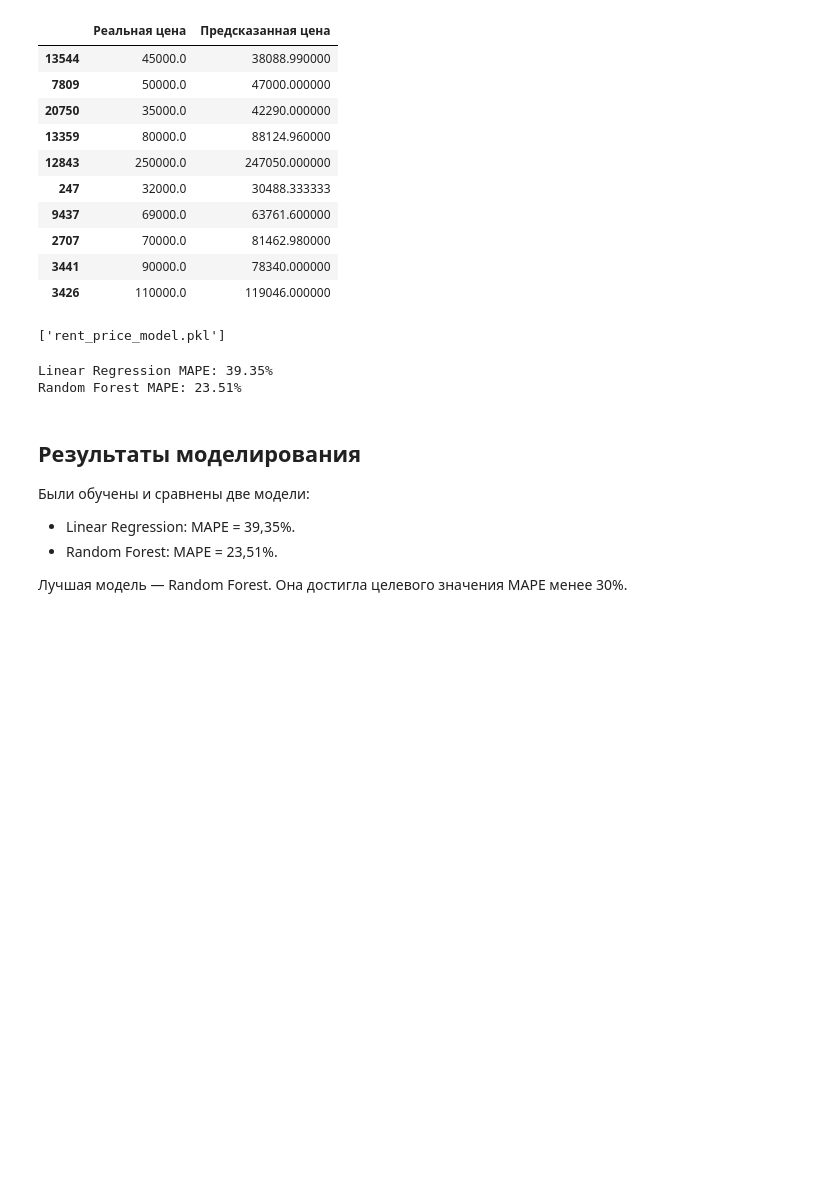
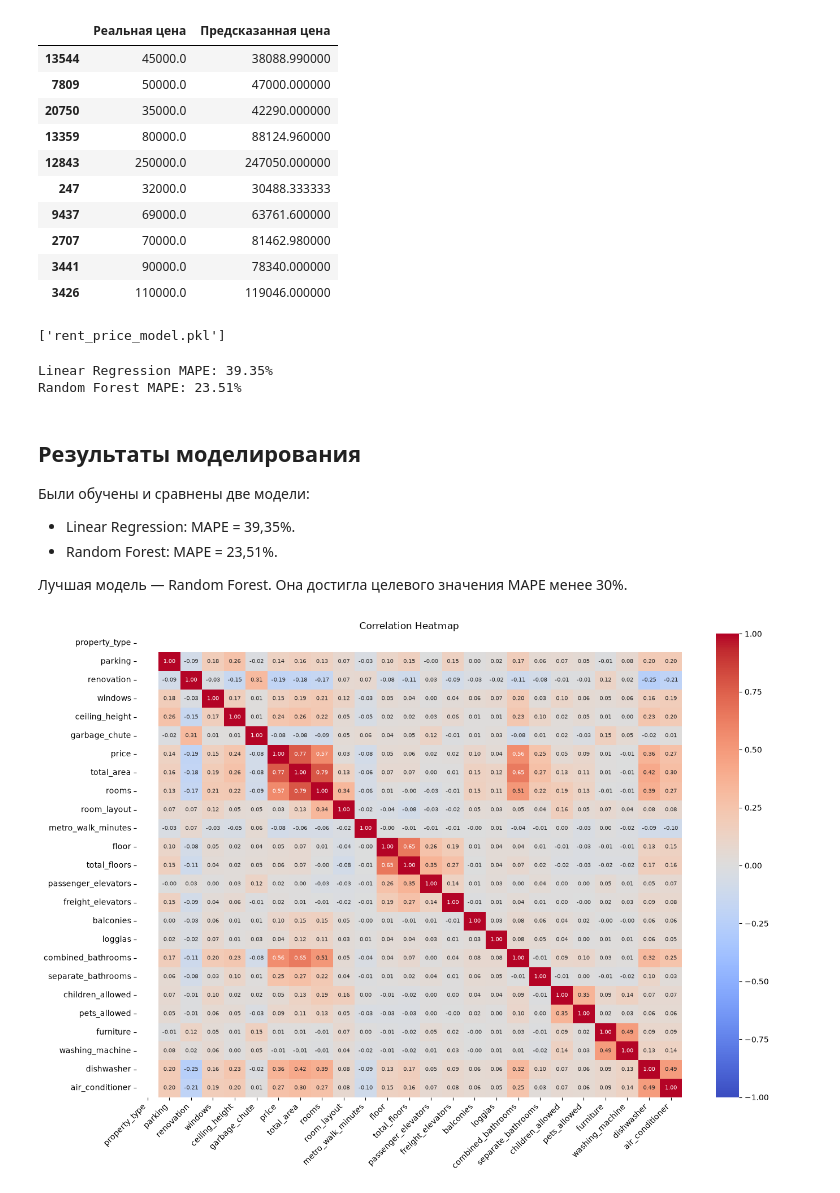
Before and after one commit to UlyanaShemyakina/real_estate_agency_ltd, a Jupyter notebook: release_3/final_preparation.ipynb, the cells around one changed output. Saved outputs shown, nothing was run; the diff lists cells and outputs as text; code cells hidden in the pictures; blank space fills up the shorter version.

```diff
--- a/release_3/final_preparation.ipynb
+++ b/release_3/final_preparation.ipynb
@@ -142,3 +144,32 @@ Random Forest MAPE: 23.51%
 - Random Forest: MAPE = 23,51%.
 
 Лучшая модель — Random Forest. Она достигла целевого значения MAPE менее 30%.
+# %%
+df_corr = df.drop(
+    columns=["id", "price_per_sqm", "currency"],
+    errors="ignore"
+)
+
+corr = df_corr.corr()
+
+plt.figure(figsize=(14, 10))
+
+sns.heatmap(
+    corr,
+    annot=True,
+    fmt=".2f",
+    cmap="coolwarm",
+    center=0,
+    vmin=-1,
+    vmax=1,
+    annot_kws={"size": 7}
+)
+
+plt.title("Correlation Heatmap")
+plt.xticks(rotation=45, ha="right")
+plt.yticks(rotation=0)
+plt.tight_layout()
+plt.savefig("heatmap.png", dpi=150, bbox_inches="tight")
+plt.show()
+# %% [output]
+[figure, added]
```
Also changed, not shown: parts of 1 cell of this notebook, 9 other files.
